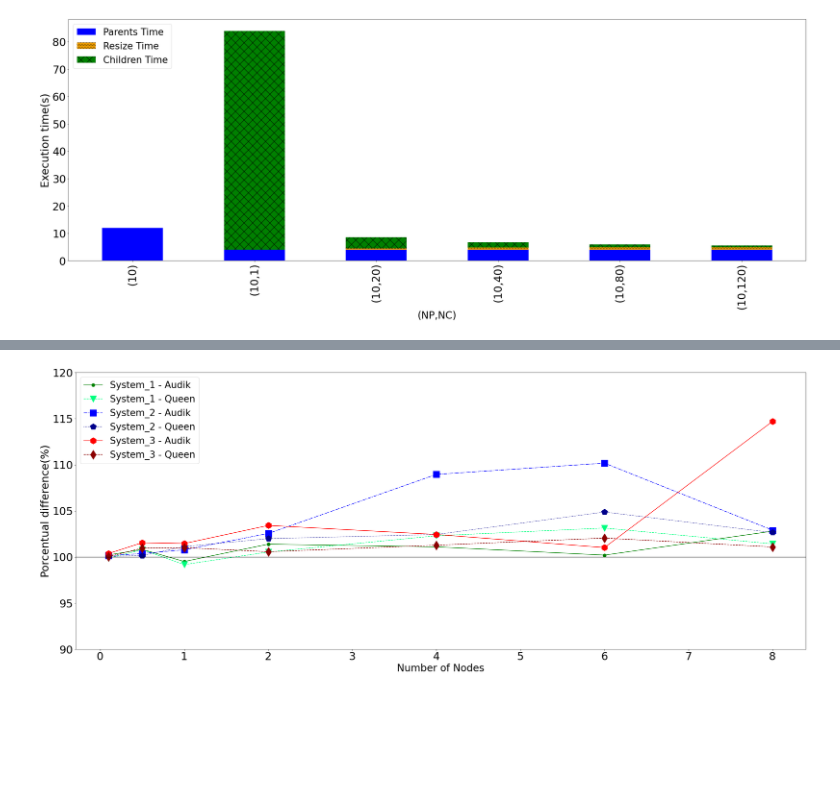
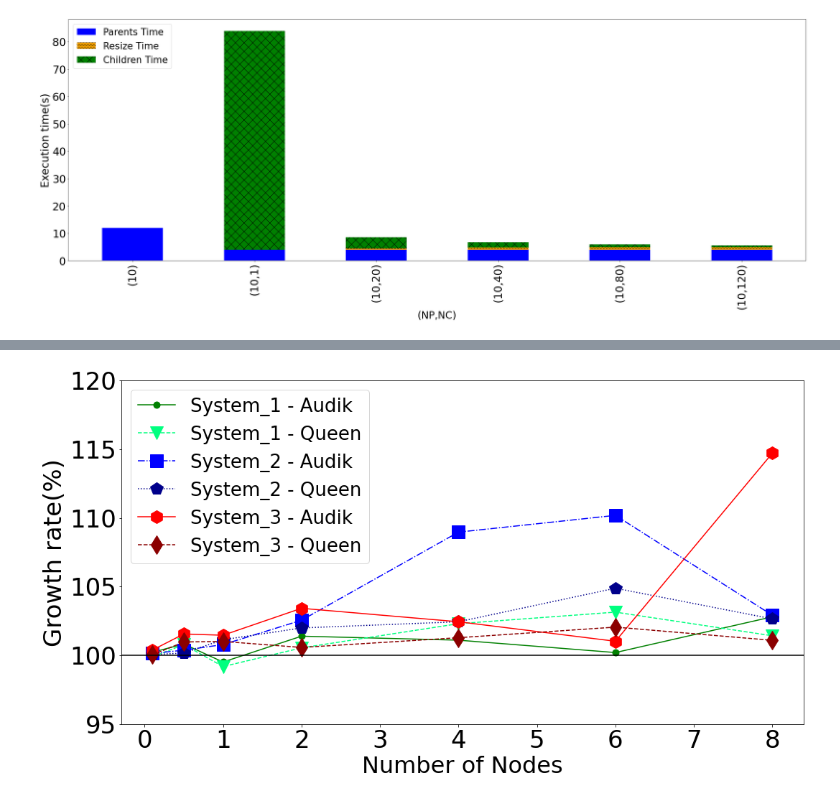
Before and after one commit to hpca-uji/Proteo, a Jupyter notebook: Analysis/analyser.ipynb, the cells around one changed output, grey strips where cells are left out. Drawn from its saved outputs; the diff is of its cells as text; code cells hidden in the pictures; blank space fills up the shorter version.

```diff
--- a/Analysis/analyser.ipynb
+++ b/Analysis/analyser.ipynb
@@ -81,9 +81,9 @@ labelsShrinkInter = ['(40,1)', '(40,10)', '(40,20)',
 labelsMethods = ['Baseline', 'Baseline single','Baseline - Asynchronous','Baseline single - Asynchronous',
                  'Merge','Merge single','Merge - Asynchronous','Merge single - Asynchronous']
                  #4      #5             #6                 #7
-colors_spawn = ['green','springgreen','blue','darkblue','red','darkred','darkgoldenrod','olive']
+colors_spawn = ['green','springgreen','blue','darkblue','red','darkred','darkgoldenrod','olive','violet']
 linestyle_spawn = ['-', '--', '-.', ':']
-markers_spawn = ['.','v','s','p', 'h','d','X','P']
+markers_spawn = ['.','v','s','p', 'h','d','X','P','^']
 
 OrMult_patch = mpatches.Patch(hatch='', facecolor='green', label='Baseline')
 OrSing_patch = mpatches.Patch(hatch='', facecolor='springgreen', label='Baseline single')
@@ -1539,44 +1533,44 @@ Para 160 los grupos son ==True== Normal-->True<-- Varianza-->True<--
 # %%
 processes = [2,10,20,40,80,120,160]
 aux_cores = 20
-title_y="Porcentual difference(%)"
+title_y="Growth rate(%)"
 title_x="Number of Nodes"
 aux_labels = ['System_1 - Audik', 'System_1 - Queen', 'System_2 - Audik', 'System_2 - Queen', 'System_3 - Audik', 'System_3 - Queen']
 #aux_labels = ['System_1', 'System_2', 'System_3']
 data1 = [100.22, 100.82, 99.51, 101.39, 101.10, 100.20, 102.80]
 data2 = [99.88, 100.78, 99.18, 100.54, 102.30, 103.14, 101.42]
 data3 = [100.14, 100.37, 100.78, 102.55, 108.96, 110.18, 102.91]
 data4 = [100.06, 100.16, 101.13, 101.99, 102.44, 104.88, 102.65]
 data5 = [100.38, 101.55, 101.46, 103.42, 102.44, 101.02, 114.71]
 data6 = [100.03, 100.97, 101.01, 100.57, 101.28, 102.05, 101.09]
 
 
 data_x = [data1, data2, data3, data4, data5, data6]
 #data_x = [data2, data4, data6]
 style_aux=0
 
 nodes = []
 for i in range(len(processes)):
     nodes.append(processes[i]/aux_cores)
 
-f=plt.figure(figsize=(30, 12))
+f=plt.figure(figsize=(15, 8))
 ax=f.add_subplot(111)
 
 for i in range(len(data_x)):
     ax.plot(nodes, data_x[i], color=colors_spawn[i], linestyle=linestyle_spawn[i%4], \
                 marker=markers_spawn[i], markersize=18, label=aux_labels[i])
 ax.axhline((100), color='black')
 
-ax.set_ylabel(title_y, fontsize=30)
-ax.set_xlabel(title_x, fontsize=28)
+ax.set_ylabel(title_y, fontsize=34)
+ax.set_xlabel(title_x, fontsize=32)
 
-ax.tick_params(axis='both', which='major', labelsize=30)
-ax.tick_params(axis='both', which='minor', labelsize=28)
+ax.tick_params(axis='both', which='major', labelsize=34)
+ax.tick_params(axis='both', which='minor', labelsize=32)
 plt.legend(loc='best', fontsize=26)
 
 
 f.tight_layout()
-ax.set_ylim(90,120)
+ax.set_ylim(95,120)
 f.savefig("Images/malleabilityTest.png", format="png")
 # %% [output]
-[figure, old version]
+[figure, new version]
```
Also changed, not shown: parts of 4 cells of this notebook.
